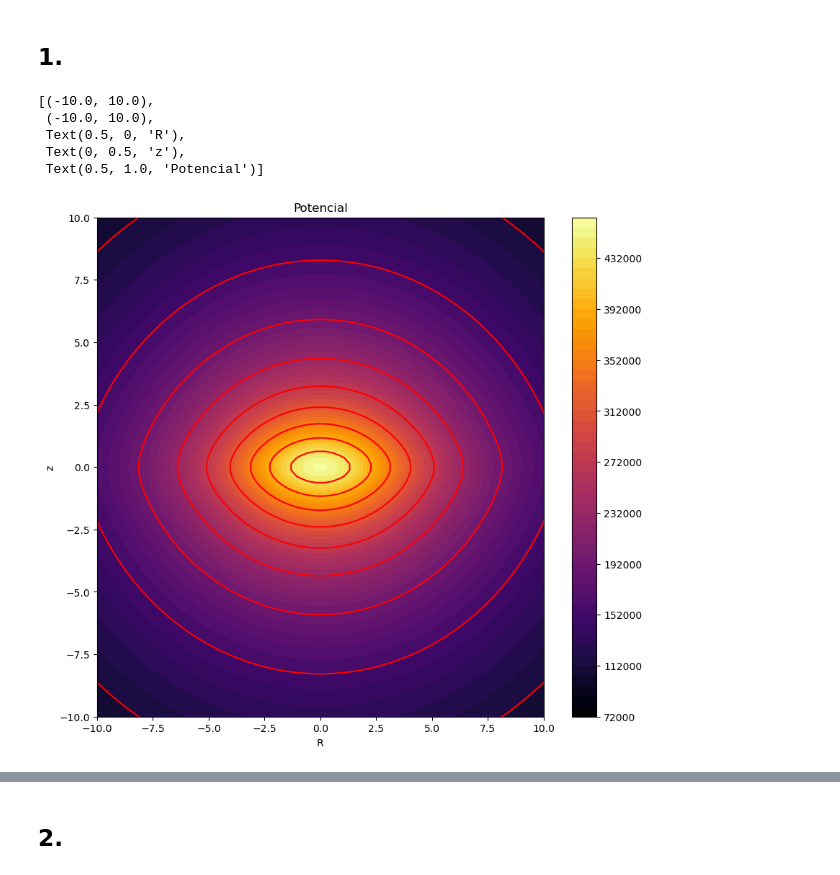
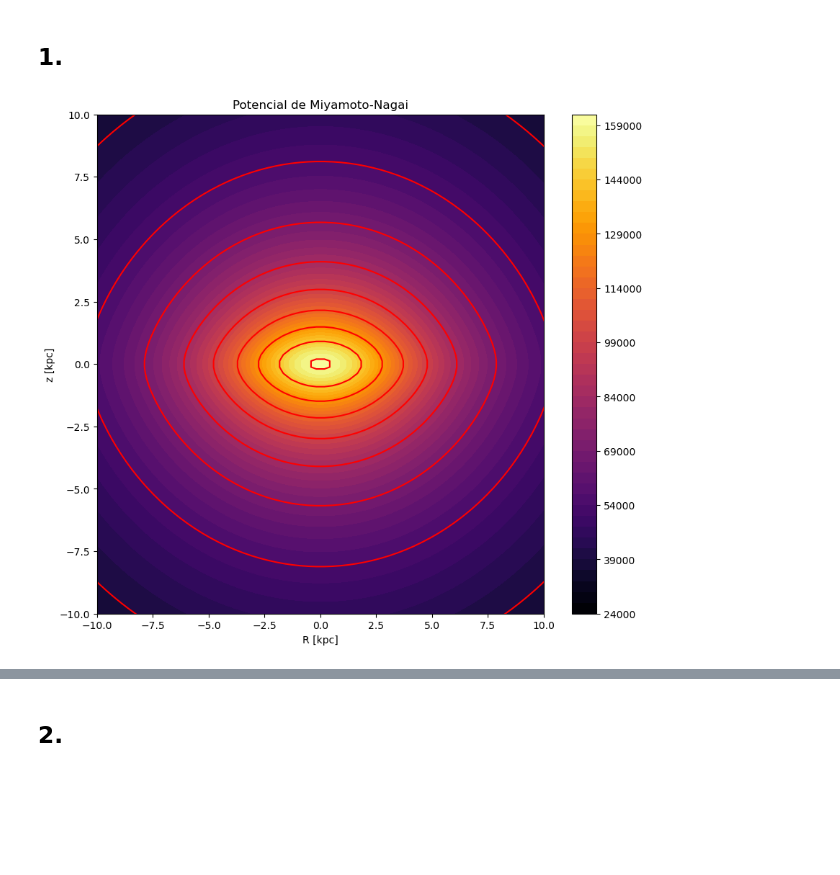
Before and after one commit to SantiagoJulioD/Galaxias, a Jupyter notebook: Parcial practico 2/Galaxias_p2.ipynb, the cells around one changed output, grey strips where cells are left out. Cells and saved outputs as stored; diff of their text form; code cells hidden in the pictures; blank space fills up the shorter version.

Commit message:
add plots

```diff
--- a/Parcial practico 2/Galaxias_p2.ipynb
+++ b/Parcial practico 2/Galaxias_p2.ipynb
@@ -7,10 +7,10 @@ from scipy.optimize import curve_fit
 # %% [markdown]
 ## 1.
 # %%
-# Parameters
+# Parámetros
 
 a = 3 # kpc
 b = 0.25*a # kpc
-M = 40 # *10^10 M_sun
+M = 14 # *10^10 M_sun
 G = 43007.1
 # %%
@@ -42,17 +42,13 @@ rhos = rho_MN(RRp,zzp)
 # %%
 fig, ax = plt.subplots(figsize=(10,9))
 
 CS = ax.contourf(RR,zz,-Phis,cmap='inferno',levels=50)
 CS2 = ax.contour(CS, levels=CS.levels[::5], colors='r')
 cbar = fig.colorbar(CS)
-ax.set(xlim=(-10,10),ylim=(-10,10),xlabel='R',ylabel='z',title='Potencial')
+ax.set(xlim=(-10,10),ylim=(-10,10),xlabel='R [kpc]',ylabel='z [kpc]',title='Potencial de Miyamoto-Nagai')
+plt.savefig('potencial.png')
 # %% [output]
-[(-10.0, 10.0),
- (-10.0, 10.0),
- Text(0.5, 0, 'R'),
- Text(0, 0.5, 'z'),
- Text(0.5, 1.0, 'Potencial')]
-[figure, old version]
+[figure, new version]
 # %%
 fig, ax = plt.subplots(figsize=(10,9))
 
```
Also changed, not shown: parts of 35 cells of this notebook, 16 other files.
